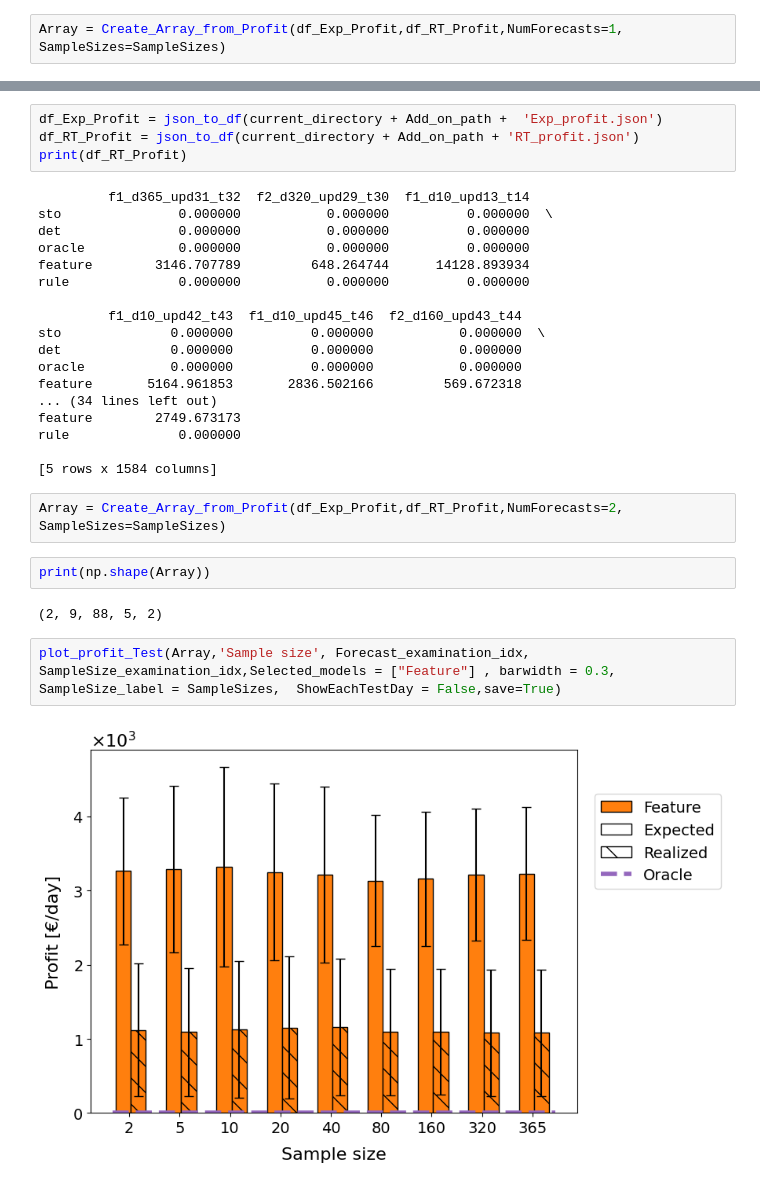
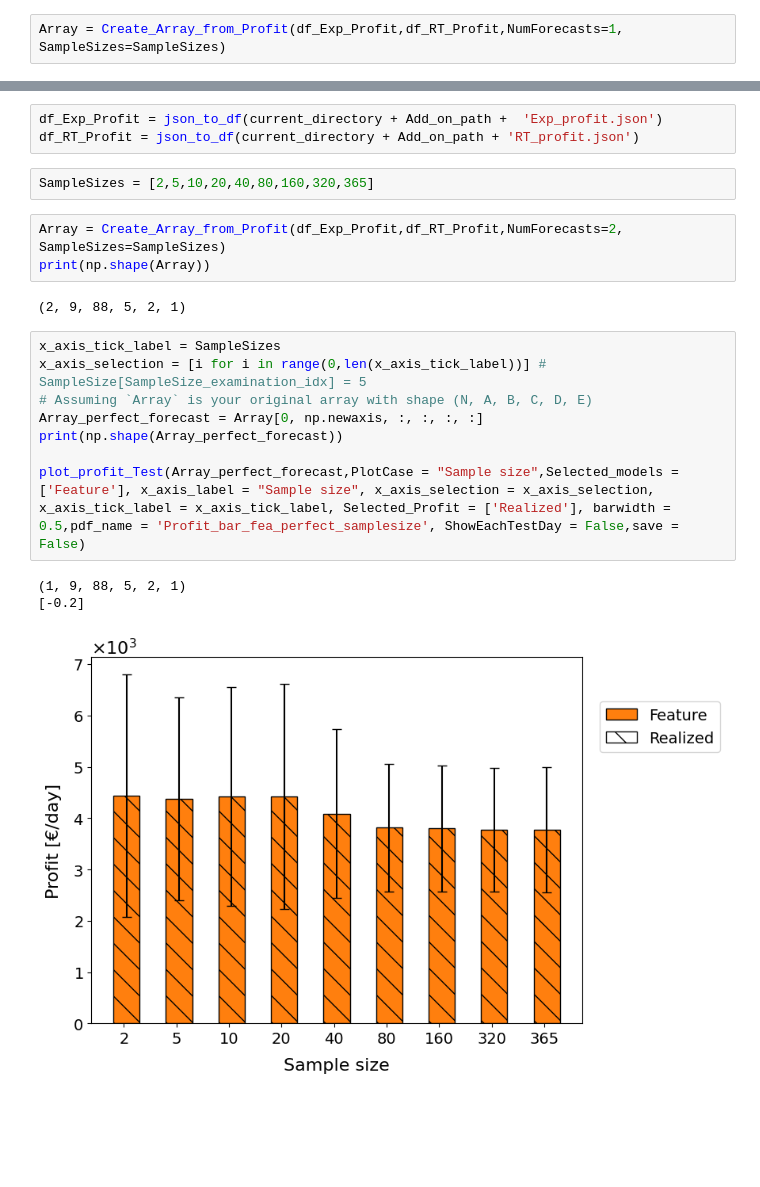
Before and after one commit to junesooshin/lightenup, a Jupyter notebook: Model and Result Examination/Result - Sample size.ipynb, the cells around one changed output, grey strips where cells are left out. Drawn from its saved outputs; the diff is of its cells as text; blank space fills up the shorter version.

```diff
--- a/Model and Result Examination/Result - Sample size.ipynb
+++ b/Model and Result Examination/Result - Sample size.ipynb
@@ -75,32 +54,22 @@ SampleSize_idx = SampleSizes[0]
 # %%
 df_Exp_Profit = json_to_df(current_directory + Add_on_path +  'Exp_profit.json')
 df_RT_Profit = json_to_df(current_directory + Add_on_path + 'RT_profit.json')
-print(df_RT_Profit)
-# %% [output]
-         f1_d365_upd31_t32  f2_d320_upd29_t30  f1_d10_upd13_t14
-sto               0.000000           0.000000          0.000000  \
-det               0.000000           0.000000          0.000000
-oracle            0.000000           0.000000          0.000000
-feature        3146.707789         648.264744      14128.893934
-rule              0.000000           0.000000          0.000000
-
-         f1_d10_upd42_t43  f1_d10_upd45_t46  f2_d160_upd43_t44
-sto              0.000000          0.000000           0.000000  \
-det              0.000000          0.000000           0.000000
-oracle           0.000000          0.000000           0.000000
-feature       5164.961853       2836.502166         569.672318
-... (34 lines left out)
-feature        2749.673173
-rule              0.000000
-
-[5 rows x 1584 columns]
+# %%
+SampleSizes = [2,5,10,20,40,80,160,320,365]
 # %%
 Array = Create_Array_from_Profit(df_Exp_Profit,df_RT_Profit,NumForecasts=2, SampleSizes=SampleSizes)
+print(np.shape(Array))
+# %% [output]
+(2, 9, 88, 5, 2, 1)
-# %%
-print(np.shape(Array))
-# %% [output]
-(2, 9, 88, 5, 2)
-# %%
-plot_profit_Test(Array,'Sample size', Forecast_examination_idx, SampleSize_examination_idx,Selected_models = ["Feature"] , barwidth = 0.3, SampleSize_label = SampleSizes,  ShowEachTestDay = False,save=True)
-# %% [output]
-[figure, removed]
+# %%
+x_axis_tick_label = SampleSizes
+x_axis_selection = [i for i in range(0,len(x_axis_tick_label))] # SampleSize[SampleSize_examination_idx] = 5
+# Assuming `Array` is your original array with shape (N, A, B, C, D, E)
+Array_perfect_forecast = Array[0, np.newaxis, :, :, :, :]
+print(np.shape(Array_perfect_forecast))
+
+plot_profit_Test(Array_perfect_forecast,PlotCase = "Sample size",Selected_models = ['Feature'], x_axis_label = "Sample size", x_axis_selection = x_axis_selection, x_axis_tick_label = x_axis_tick_label, Selected_Profit = ['Realized'], barwidth = 0.5,pdf_name = 'Profit_bar_fea_perfect_samplesize', ShowEachTestDay = False,save = False)
+# %% [output]
+(1, 9, 88, 5, 2, 1)
+[-0.2]
+[figure, added]
```
Also changed, not shown: parts of 16 cells of this notebook, 5 other files.
